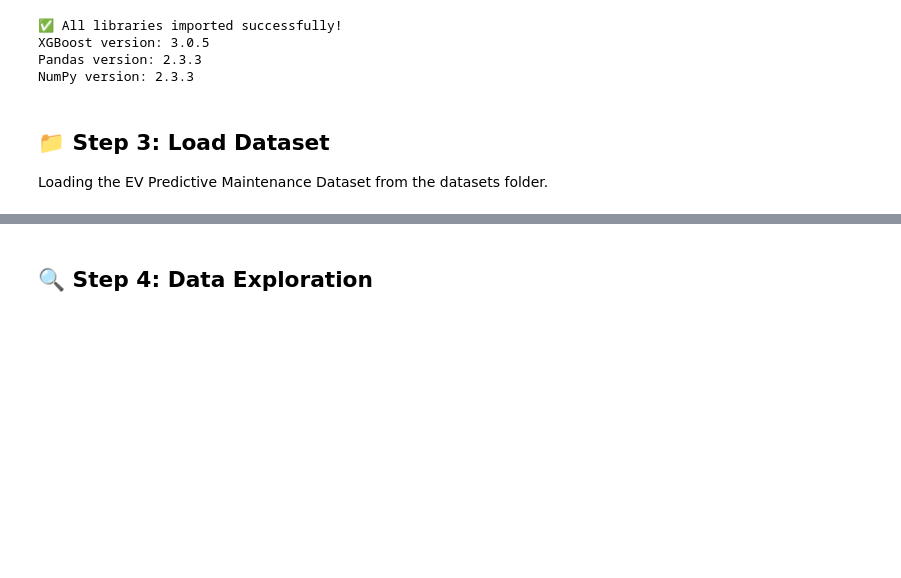
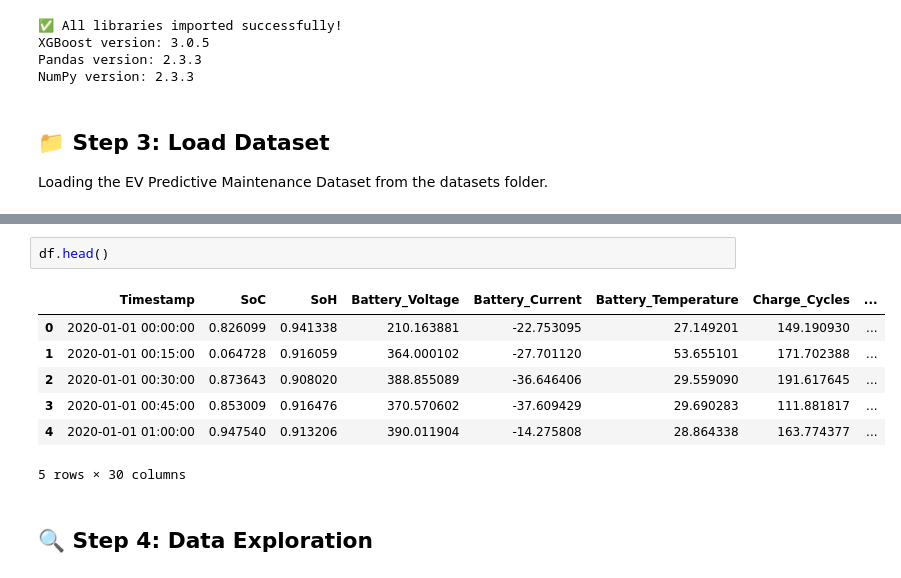
Before and after one commit to Pavan19047/EV_BATTER_FINAL, a Jupyter notebook: notebooks/train_ev_models_fixed.ipynb, the cells around one changed output, grey strips where cells are left out. Saved outputs shown, nothing was run; the diff lists cells and outputs as text; blank space fills up the shorter version.

```diff
--- a/notebooks/train_ev_models_fixed.ipynb
+++ b/notebooks/train_ev_models_fixed.ipynb
@@ -121,6 +119,16 @@ for i, col in enumerate(df.columns, 1):
   28. Maintenance_Type
   29. TTF
   30. Component_Health_Score
+# %%
+df.head()
+# %% [output]
+|  | Timestamp | SoC | SoH | Battery_Voltage | Battery_Current | Battery_Temperature | Charge_Cycles | ... |
+| 0 | 2020-01-01 00:00:00 | 0.826099 | 0.941338 | 210.163881 | -22.753095 | 27.149201 | 149.190930 | ... |
+| 1 | 2020-01-01 00:15:00 | 0.064728 | 0.916059 | 364.000102 | -27.701120 | 53.655101 | 171.702388 | ... |
+| 2 | 2020-01-01 00:30:00 | 0.873643 | 0.908020 | 388.855089 | -36.646406 | 29.559090 | 191.617645 | ... |
+| 3 | 2020-01-01 00:45:00 | 0.853009 | 0.916476 | 370.570602 | -37.609429 | 29.690283 | 111.881817 | ... |
+| 4 | 2020-01-01 01:00:00 | 0.947540 | 0.913206 | 390.011904 | -14.275808 | 28.864338 | 163.774377 | ... |
+5 rows × 30 columns
 # %% [markdown]
 ## 🔍 Step 4: Data Exploration
 # %%
```
Also changed, not shown: parts of 2 cells of this notebook, 1 other file.
